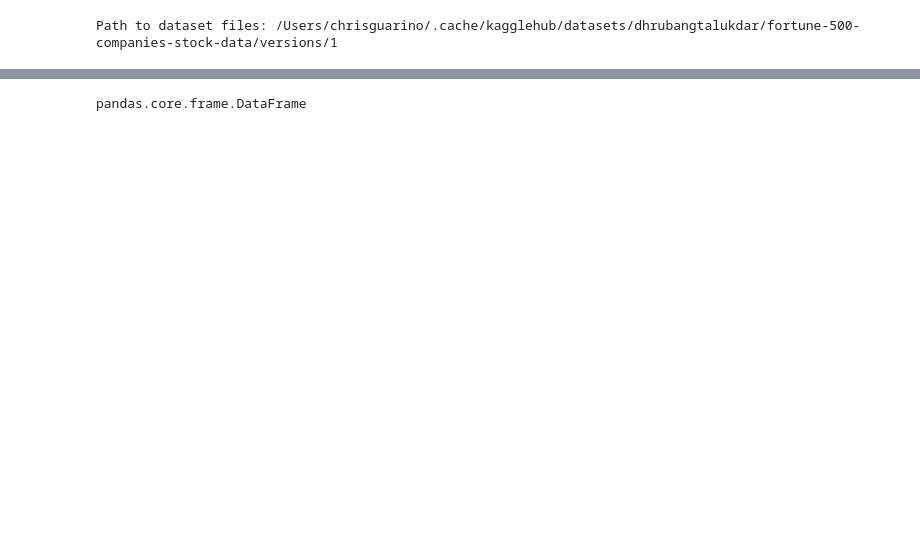
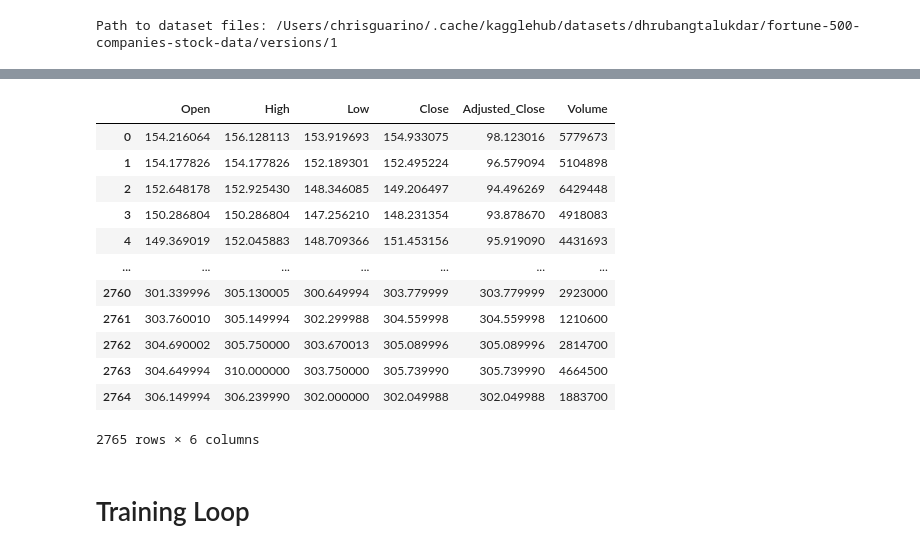
Before and after one commit to ChrisGuarino/practice, a Jupyter notebook: regression_practice.ipynb, the cells around one changed output, grey strips where cells are left out. Drawn from its saved outputs; the diff is of its cells as text; code cells hidden in the pictures; blank space fills up the shorter version.

```diff
--- a/regression_practice.ipynb
+++ b/regression_practice.ipynb
@@ -41,2 +56,2 @@ ibm_data = ds_dict["IBM.csv"]
 # %%
-ibm_data
+ibm_data=ibm_data.iloc[1:].reset_index(drop=True)
@@ -57,6 +58,24 @@ ibm_data
+# %%
+ibm_data["Date"] = pd.to_datetime(ibm_data["Date"]).map(pd.Timestamp.toordinal)
+# %%
+ibm_data = ibm_data.apply(pd.to_numeric, errors="coerce")
 # %%
 X=ibm_data[["Open","High","Low","Close","Adjusted_Close","Volume"]]
 # %%
-type(X)
+y=ibm_data["Date"]
-# %% [output]
-pandas.core.frame.DataFrame
+# %%
+X
+# %% [output]
+|  | Open | High | Low | Close | Adjusted_Close | Volume |
+| 0 | 154.216064 | 156.128113 | 153.919693 | 154.933075 | 98.123016 | 5779673 |
+| 1 | 154.177826 | 154.177826 | 152.189301 | 152.495224 | 96.579094 | 5104898 |
+| 2 | 152.648178 | 152.925430 | 148.346085 | 149.206497 | 94.496269 | 6429448 |
+| 3 | 150.286804 | 150.286804 | 147.256210 | 148.231354 | 93.878670 | 4918083 |
+| 4 | 149.369019 | 152.045883 | 148.709366 | 151.453156 | 95.919090 | 4431693 |
+| ... | ... | ... | ... | ... | ... | ... |
+| 2760 | 301.339996 | 305.130005 | 300.649994 | 303.779999 | 303.779999 | 2923000 |
+| 2761 | 303.760010 | 305.149994 | 302.299988 | 304.559998 | 304.559998 | 1210600 |
+| 2762 | 304.690002 | 305.750000 | 303.670013 | 305.089996 | 305.089996 | 2814700 |
+| 2763 | 304.649994 | 310.000000 | 303.750000 | 305.739990 | 305.739990 | 4664500 |
+| 2764 | 306.149994 | 306.239990 | 302.000000 | 302.049988 | 302.049988 | 1883700 |
+2765 rows × 6 columns
@@ -62,0 +101,2 @@ pandas.core.frame.DataFrame
+# %% [markdown]
+# Training Loop
```
Also changed, not shown: parts of 9 cells of this notebook, 1 other file.
